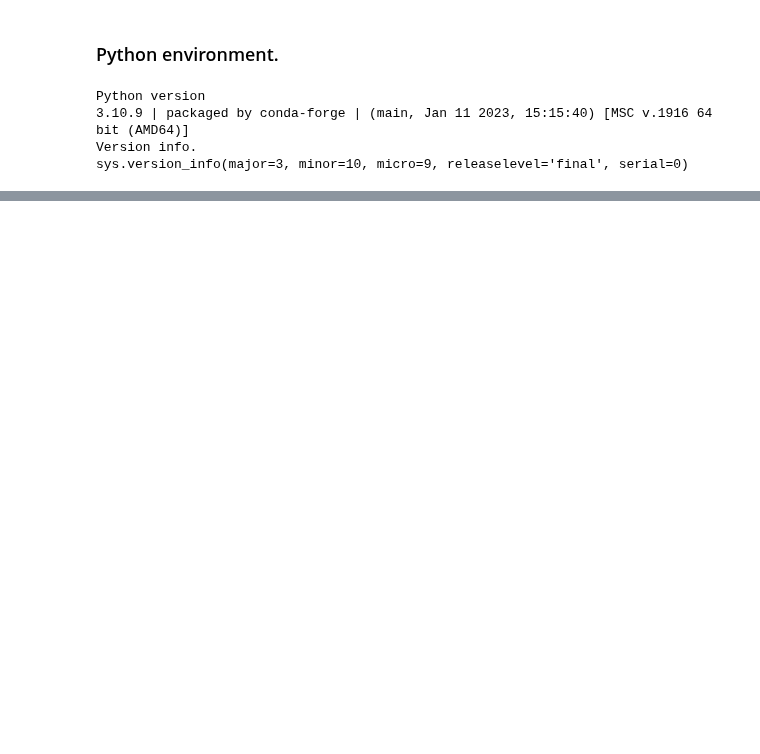
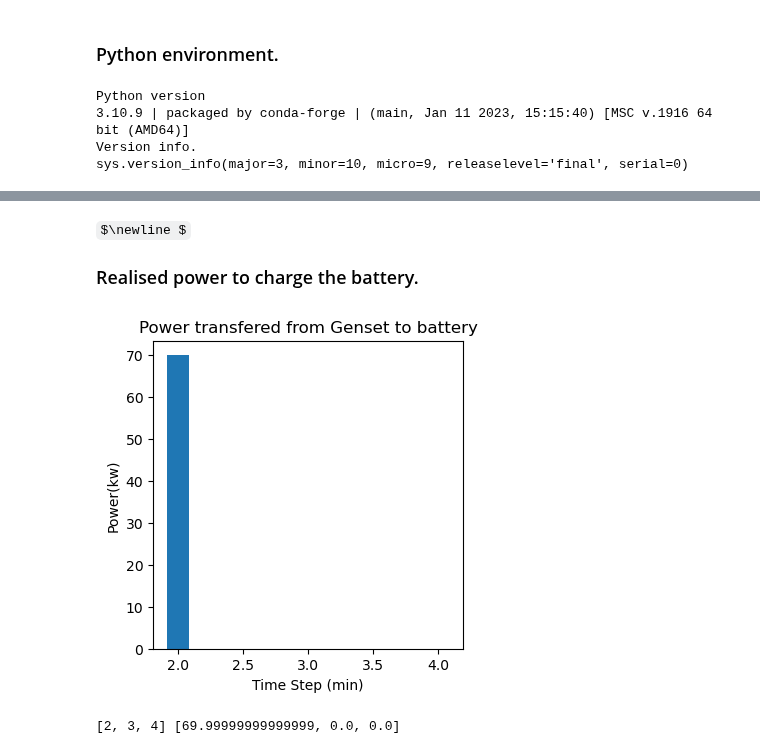
Before and after one commit to AmedBrook/Pulp_MILP-Hybrid-Energy-Optimization, a Jupyter notebook: notebooks/heo_model.ipynb, the cells around one changed output, grey strips where cells are left out. Cells and saved outputs as stored; diff of their text form; code cells hidden in the pictures; some formulas as TeX source; blank space fills up the shorter version.

```diff
--- a/notebooks/heo_model.ipynb
+++ b/notebooks/heo_model.ipynb
@@ -78,8 +249,6 @@ Y_from_bat = LpVariable.dicts("Y_to_bat", V_steps, lowBound=0, upBound=1, cat =
 ### Setting-up the objective function.
 # %%
-for k in V_steps:
-  for j in range(1,m+1):
-    FC_k_j = {k: (P_A[k]*a_j + fc_j_offset * y_k_j)  for k in V_steps}   # linear model for fuel consumption of genset j at time step k
-    FC = (sum(FC_k_j[k] * dt/1000 * k for k in V_steps ) ) # sum of the fuel oil comsumption for all gensets over all k steps.
-    L_added_cost = sum(Z_k_j[j] * j for j in range(1,m+1)) * sum( K_j_start[k] * k for k in V_steps ) # sum of all of the additional costs including starting costs.
-    Optim += lpSum( FC + L_added_cost ), "objective function minimization fuel oil consumption"
+FC = sum(FC_A[k] for k in V_steps) * dt/1000  # sum of the fuel oil comsumption for all gensets over all k steps.
+L_added_cost = sum(Z[i] for i in V_steps_z) * K_j_start  # Sum of all of the additional costs including starting costs.
+Optim += lpSum (FC + L_added_cost), "objective function minimization fuel oil consumption"
+print(FC)
@@ -168,0 +504,17 @@ Total fuel comsumption of the trip: 1774.1999999999998 Kg
+# %% [markdown]
+$\newline $
+### Realised power to charge the battery.
+# %%
+plt.rcParams["figure.figsize"] =  (4,4)
+plt.bar(V_steps,P_A_to_bat_list, width=0.17)
+plt.xlabel('Time Step (min)')
+plt.ylabel('Power(kw)')
+plt.xticks()
+plt.title('Power transfered from Genset to battery')
+plt.show()
+# %% [output]
+[figure, added]
+# %%
+print(V_steps,P_A_to_bat_list)
+# %% [output]
+[2, 3, 4] [69.99999999999999, 0.0, 0.0]
```
Also changed, not shown: parts of 51 cells of this notebook.
